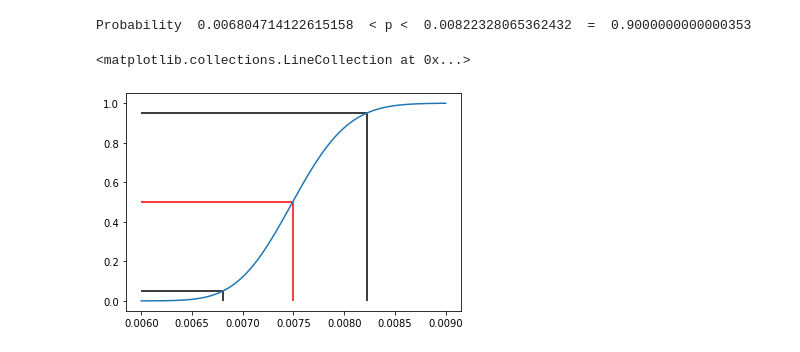
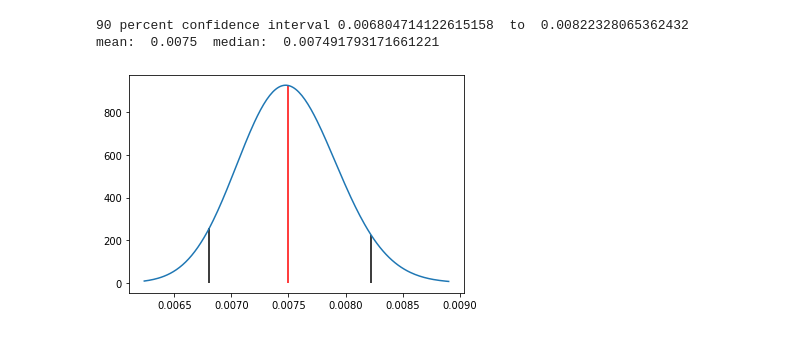
Before and after one commit to ctarrington/try-colab, a Jupyter notebook: parameter_estimation.ipynb, the cells around one changed output. Drawn from its saved outputs; the diff is of its cells as text; code cells hidden in the pictures.

Commit message:
split out functions. show skewed beta

```diff
--- a/parameter_estimation.ipynb
+++ b/parameter_estimation.ipynb
@@ -6,14 +6,15 @@ from scipy.stats import beta
 
 from matplotlib.pyplot import plot, fill_between, vlines, hlines
 # %%
-rv = beta(300, 39700)
+def plot_pdf(rv):
+  [left, right] = rv.ppf([0.001, 0.999])
+  ps = np.linspace(left, right, 200)
+  [fifthPercentile, ninetyFithPercentile] = rv.ppf([0.05, 0.95])
+  median = rv.median()
 
-[fifthPercentile, ninetyFithPercentile] = rv.ppf([0.05, 0.95])
-print('90 percent confidence interval', fifthPercentile, ' to ', ninetyFithPercentile)
-median = rv.median()
-print('mean: ', rv.mean(), ' median: ', median)
-ps = np.linspace(0.006, 0.009, 200)
-plot(ps, rv.pdf(ps))
-vlines(fifthPercentile, 0, rv.pdf(fifthPercentile))
-vlines(median, 0, rv.pdf(median), colors='red')
-vlines(ninetyFithPercentile, 0, rv.pdf(ninetyFithPercentile))
+  print('90 percent confidence interval', fifthPercentile, ' to ', ninetyFithPercentile)
+  print('mean: ', rv.mean(), ' median: ', median)
+  plot(ps, rv.pdf(ps))
+  vlines(fifthPercentile, 0, rv.pdf(fifthPercentile))
+  vlines(median, 0, rv.pdf(median), colors='red')
+  vlines(ninetyFithPercentile, 0, rv.pdf(ninetyFithPercentile))
@@ -25,16 +21,26 @@ mean:  0.0075  median:  0.007491793171661221
 # %%
-print('Probability ', fifthPercentile, ' < p < ', ninetyFithPercentile, ' = ', rv.cdf(ninetyFithPercentile) - rv.cdf(fifthPercentile))
+def plot_cdf(rv):
+  [left, right] = rv.ppf([0.001, 0.999])
+  ps = np.linspace(left, right, 200)
+  [fifthPercentile, ninetyFithPercentile] = rv.ppf([0.05, 0.95])
+  median = rv.median()
 
-plot(ps, rv.cdf(ps))
-hlines(0.05, 0.006, fifthPercentile)
-vlines(fifthPercentile, 0, 0.05)
 
-hlines(0.5, 0.006, median, colors='red')
-vlines(median, 0, 0.5, colors='red')
+  print('Probability ', fifthPercentile, ' < p < ', ninetyFithPercentile, ' = ', rv.cdf(ninetyFithPercentile) - rv.cdf(fifthPercentile))
 
-hlines(0.95, 0.006, ninetyFithPercentile)
-vlines(ninetyFithPercentile, 0, 0.95)
+  plot(ps, rv.cdf(ps))
+  hlines(0.05, left, fifthPercentile)
+  vlines(fifthPercentile, 0, 0.05)
+
+  hlines(0.5, left, median, colors='red')
+  vlines(median, 0, 0.5, colors='red')
+
+  hlines(0.95, left, ninetyFithPercentile)
+  vlines(ninetyFithPercentile, 0, 0.95)
-# %% [output]
-Probability  0.006804714122615158  < p <  0.00822328065362432  =  0.9000000000000353
-<matplotlib.collections.LineCollection at 0x...>
-[figure, removed]
+# %%
+rv = beta(300, 39700)
+plot_pdf(rv)
+# %% [output]
+90 percent confidence interval 0.006804714122615158  to  0.00822328065362432
+mean:  0.0075  median:  0.007491793171661221
+[figure, added]
```
Also changed, not shown: parts of 4 cells of this notebook.
